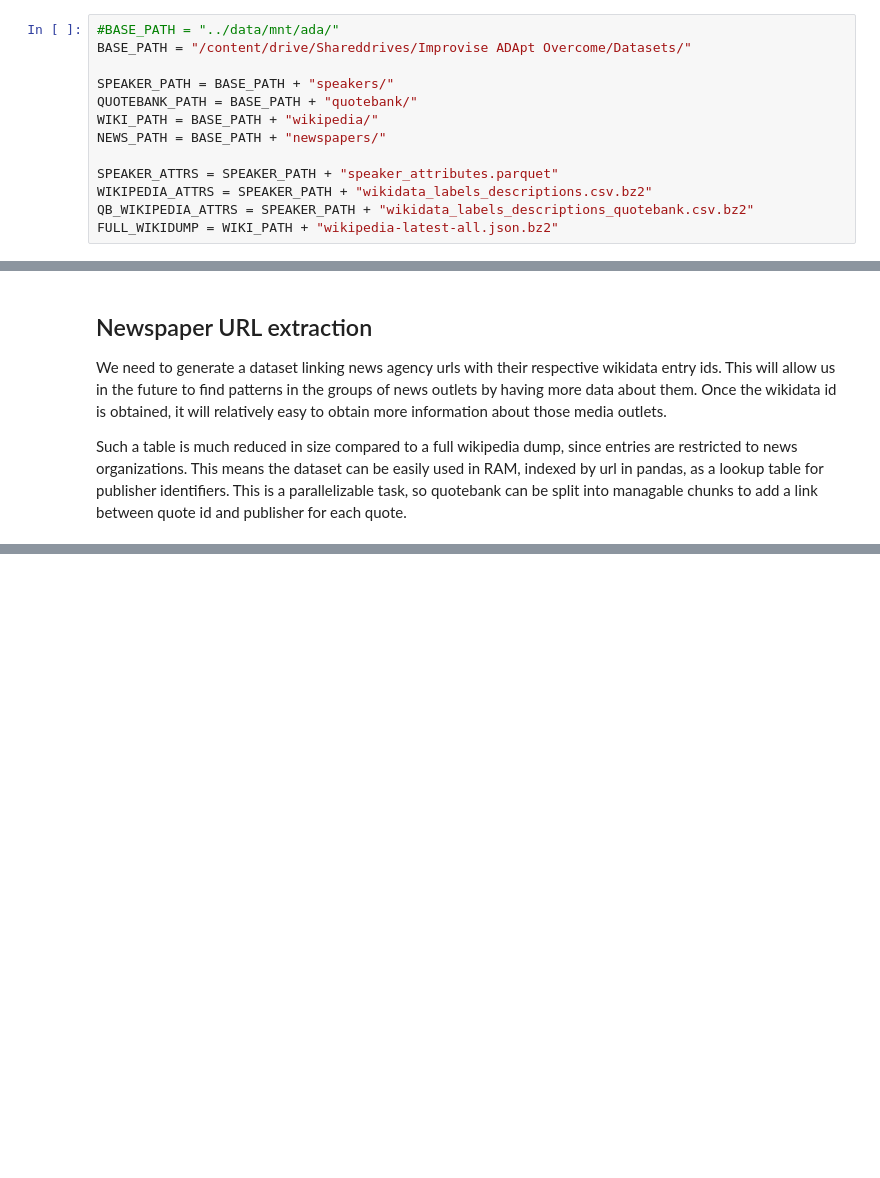
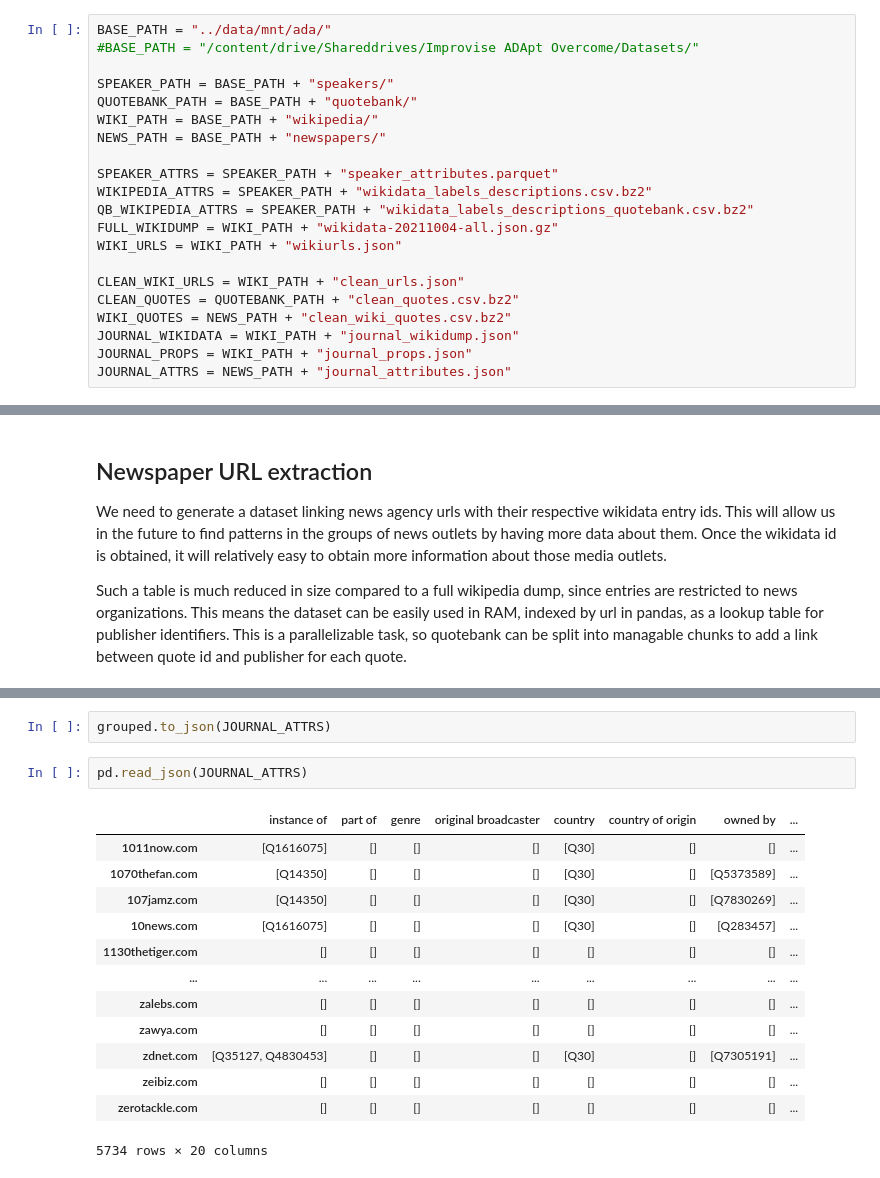
Before and after one commit to epfl-ada/ada-2021-project-improvise-adapt-overcome, a Jupyter notebook: src/wikidata-handling.ipynb, the cells around one changed output, grey strips where cells are left out. Drawn from its saved outputs; the diff is of its cells as text; blank space fills up the shorter version.

```diff
--- a/src/wikidata-handling.ipynb
+++ b/src/wikidata-handling.ipynb
@@ -30,6 +24,6 @@ Drive already mounted at /content/drive; to attempt to forcibly remount, call dr
 # %%
-#BASE_PATH = "../data/mnt/ada/"
-BASE_PATH = "/content/drive/Shareddrives/Improvise ADApt Overcome/Datasets/"
+BASE_PATH = "../data/mnt/ada/"
+#BASE_PATH = "/content/drive/Shareddrives/Improvise ADApt Overcome/Datasets/"
 
 SPEAKER_PATH = BASE_PATH + "speakers/"
 QUOTEBANK_PATH = BASE_PATH + "quotebank/"
@@ -39,7 +33,15 @@ NEWS_PATH = BASE_PATH + "newspapers/"
 SPEAKER_ATTRS = SPEAKER_PATH + "speaker_attributes.parquet"
 WIKIPEDIA_ATTRS = SPEAKER_PATH + "wikidata_labels_descriptions.csv.bz2"
 QB_WIKIPEDIA_ATTRS = SPEAKER_PATH + "wikidata_labels_descriptions_quotebank.csv.bz2"
-FULL_WIKIDUMP = WIKI_PATH + "wikipedia-latest-all.json.bz2"
+FULL_WIKIDUMP = WIKI_PATH + "wikidata-20211004-all.json.gz"
+WIKI_URLS = WIKI_PATH + "wikiurls.json"
+
+CLEAN_WIKI_URLS = WIKI_PATH + "clean_urls.json"
+CLEAN_QUOTES = QUOTEBANK_PATH + "clean_quotes.csv.bz2"
+WIKI_QUOTES = NEWS_PATH + "clean_wiki_quotes.csv.bz2"
+JOURNAL_WIKIDATA = WIKI_PATH + "journal_wikidump.json"
+JOURNAL_PROPS = WIKI_PATH + "journal_props.json"
+JOURNAL_ATTRS = NEWS_PATH + "journal_attributes.json"
 # %% [markdown]
 To classify speakers, we will use the `speaker_attributes` parquet file as is without further modification. Its size is small enough to be managable in RAM.
 # %% [markdown]
@@ -150,0 +397,18 @@ extract_newspaper_urls(FULL_WIKIDUMP, NEWS_URLS)
+# %%
+grouped.to_json(JOURNAL_ATTRS)
+# %%
+pd.read_json(JOURNAL_ATTRS)
+# %% [output]
+|  | instance of | part of | genre | original broadcaster | country | country of origin | owned by | ... |
+| 1011now.com | [Q1616075] | [] | [] | [] | [Q30] | [] | [] | ... |
+| 1070thefan.com | [Q14350] | [] | [] | [] | [Q30] | [] | [Q5373589] | ... |
+| 107jamz.com | [Q14350] | [] | [] | [] | [Q30] | [] | [Q7830269] | ... |
+| 10news.com | [Q1616075] | [] | [] | [] | [Q30] | [] | [Q283457] | ... |
+| 1130thetiger.com | [] | [] | [] | [] | [] | [] | [] | ... |
+| ... | ... | ... | ... | ... | ... | ... | ... | ... |
+| zalebs.com | [] | [] | [] | [] | [] | [] | [] | ... |
+| zawya.com | [] | [] | [] | [] | [] | [] | [] | ... |
+| zdnet.com | [Q35127, Q4830453] | [] | [] | [] | [Q30] | [] | [Q7305191] | ... |
+| zeibiz.com | [] | [] | [] | [] | [] | [] | [] | ... |
+| zerotackle.com | [] | [] | [] | [] | [] | [] | [] | ... |
+5734 rows × 20 columns
```
Also changed, not shown: parts of 31 cells of this notebook.
